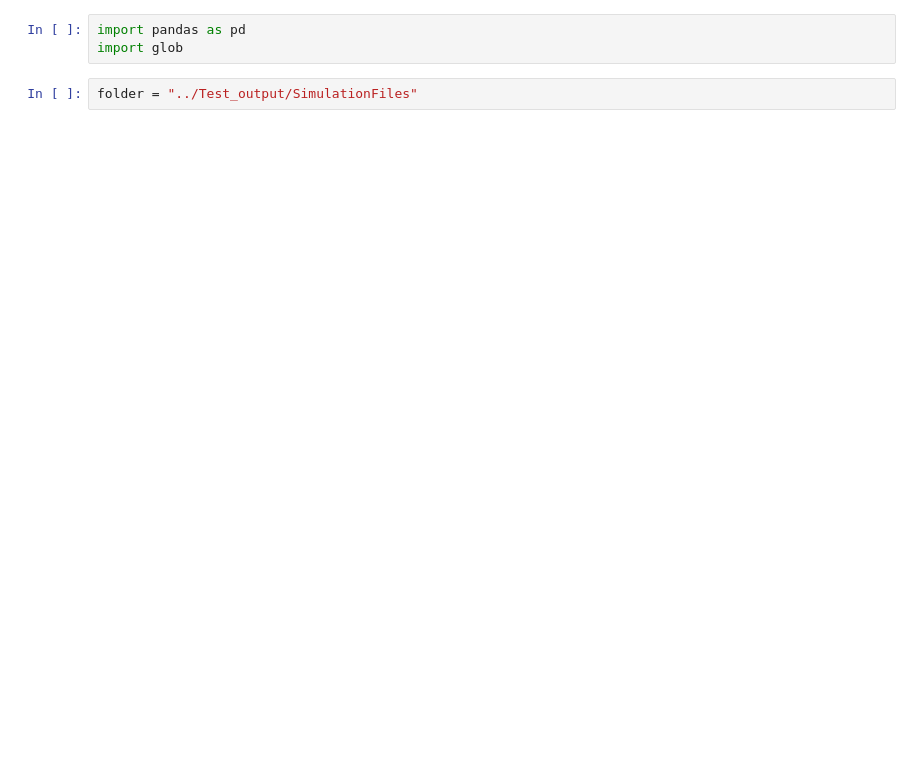
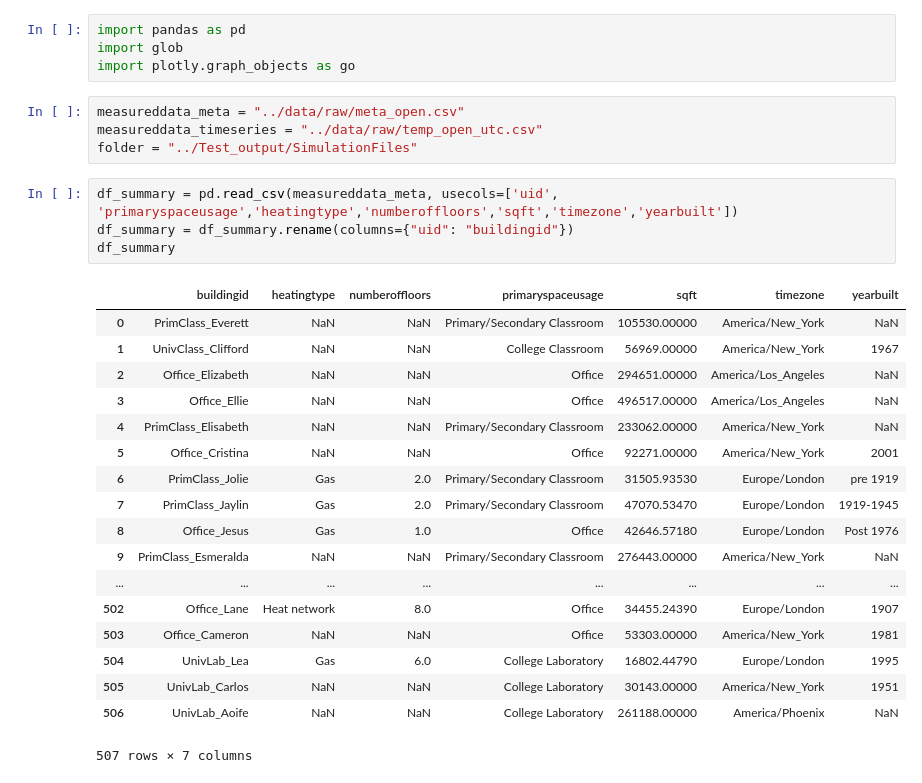
Before and after one commit to NREL/edv_synthetic_smart_meter_data, a Jupyter notebook: JupyterNotebook/EDV_Experiment1_BDGP_ResultsComparison.ipynb, the cells around one changed output. Saved outputs shown, nothing was run; the diff lists cells and outputs as text; blank space fills up the shorter version.

```diff
--- a/JupyterNotebook/EDV_Experiment1_BDGP_ResultsComparison.ipynb
+++ b/JupyterNotebook/EDV_Experiment1_BDGP_ResultsComparison.ipynb
@@ -1,5 +1,31 @@
 # %%
 import pandas as pd
 import glob
+import plotly.graph_objects as go
-# %%
-folder = "../Test_output/SimulationFiles"
+# %%
+measureddata_meta = "../data/raw/meta_open.csv"
+measureddata_timeseries = "../data/raw/temp_open_utc.csv"
+folder = "../Test_output/SimulationFiles"
+# %%
+df_summary = pd.read_csv(measureddata_meta, usecols=['uid', 'primaryspaceusage','heatingtype','numberoffloors','sqft','timezone','yearbuilt'])
+df_summary = df_summary.rename(columns={"uid": "buildingid"})
+df_summary
+# %% [output]
+|  | buildingid | heatingtype | numberoffloors | primaryspaceusage | sqft | timezone | yearbuilt |
+| 0 | PrimClass_Everett | NaN | NaN | Primary/Secondary Classroom | 105530.00000 | America/New_York | NaN |
+| 1 | UnivClass_Clifford | NaN | NaN | College Classroom | 56969.00000 | America/New_York | 1967 |
+| 2 | Office_Elizabeth | NaN | NaN | Office | 294651.00000 | America/Los_Angeles | NaN |
+| 3 | Office_Ellie | NaN | NaN | Office | 496517.00000 | America/Los_Angeles | NaN |
+| 4 | PrimClass_Elisabeth | NaN | NaN | Primary/Secondary Classroom | 233062.00000 | America/New_York | NaN |
+| 5 | Office_Cristina | NaN | NaN | Office | 92271.00000 | America/New_York | 2001 |
+| 6 | PrimClass_Jolie | Gas | 2.0 | Primary/Secondary Classroom | 31505.93530 | Europe/London | pre 1919 |
+| 7 | PrimClass_Jaylin | Gas | 2.0 | Primary/Secondary Classroom | 47070.53470 | Europe/London | 1919-1945 |
+| 8 | Office_Jesus | Gas | 1.0 | Office | 42646.57180 | Europe/London | Post 1976 |
+| 9 | PrimClass_Esmeralda | NaN | NaN | Primary/Secondary Classroom | 276443.00000 | America/New_York | NaN |
+| ... | ... | ... | ... | ... | ... | ... | ... |
+| 502 | Office_Lane | Heat network | 8.0 | Office | 34455.24390 | Europe/London | 1907 |
+| 503 | Office_Cameron | NaN | NaN | Office | 53303.00000 | America/New_York | 1981 |
+| 504 | UnivLab_Lea | Gas | 6.0 | College Laboratory | 16802.44790 | Europe/London | 1995 |
+| 505 | UnivLab_Carlos | NaN | NaN | College Laboratory | 30143.00000 | America/New_York | 1951 |
+| 506 | UnivLab_Aoife | NaN | NaN | College Laboratory | 261188.00000 | America/Phoenix | NaN |
+507 rows × 7 columns
```
Also changed, not shown: parts of 6 cells of this notebook.
